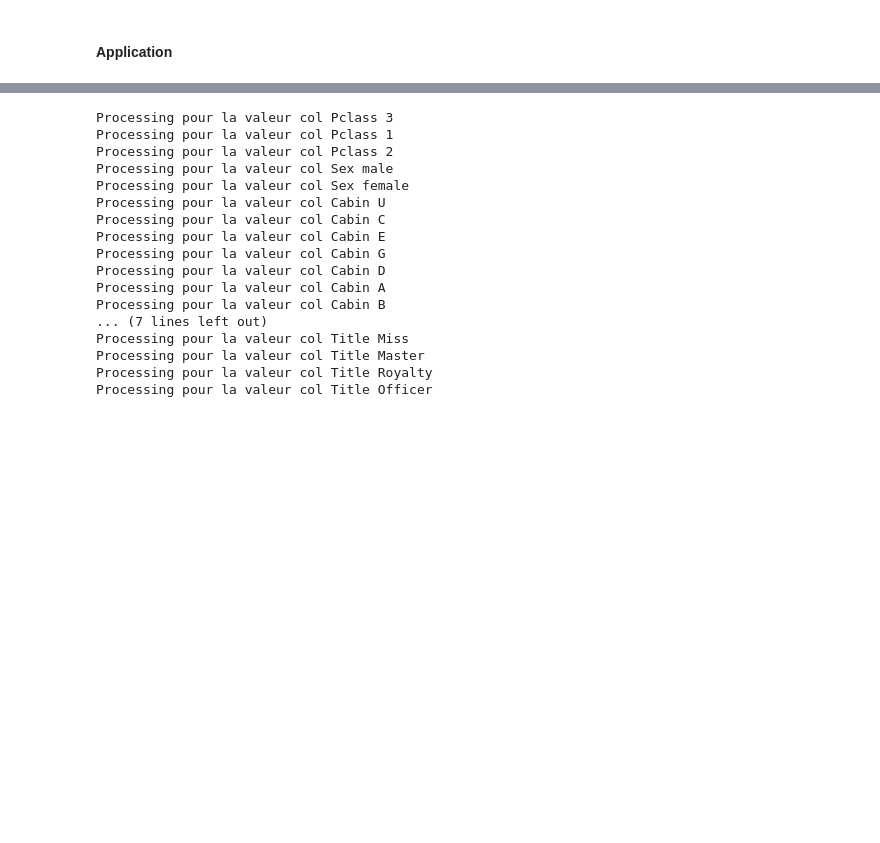
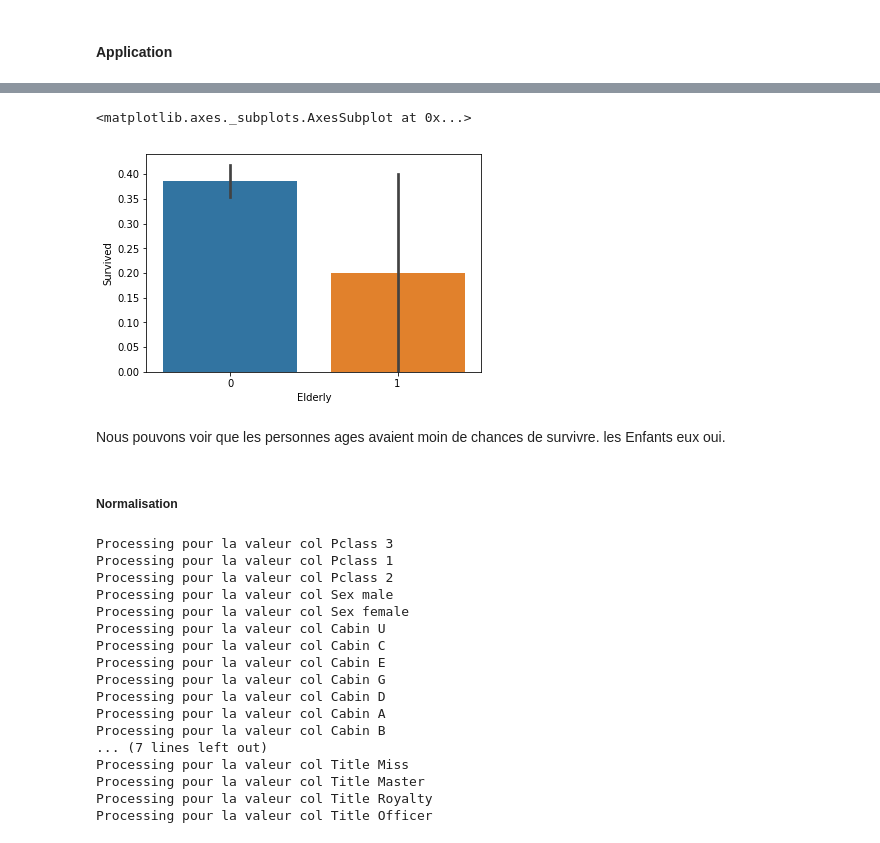
Before and after one commit to Kaiiim/kaggle-titanic, a Jupyter notebook: Titanic-v1.ipynb, the cells around one changed output, grey strips where cells are left out. Drawn from its saved outputs; the diff is of its cells as text; code cells hidden in the pictures; blank space fills up the shorter version.

```diff
--- a/Titanic-v1.ipynb
+++ b/Titanic-v1.ipynb
@@ -724,3 +753,12 @@ Dans l' exemple de variable « couleur », il y a 3 catégories et donc 3 variab
+# %%
+sns.barplot(x="Elderly", y="Survived", data=train)
+# %% [output]
+<matplotlib.axes._subplots.AxesSubplot at 0x...>
+[figure, added]
+# %% [markdown]
+Nous pouvons voir que les personnes ages avaient moin de chances de survivre. les Enfants eux oui.
+# %% [markdown]
+##### Normalisation
 # %%
 #  Definir une fonction qui recoit une colonne et qui va parcourir les values uniques
 #  Creation de colonnes par valeur uniques
```
Also changed, not shown: parts of 34 cells of this notebook, 1 other file.
